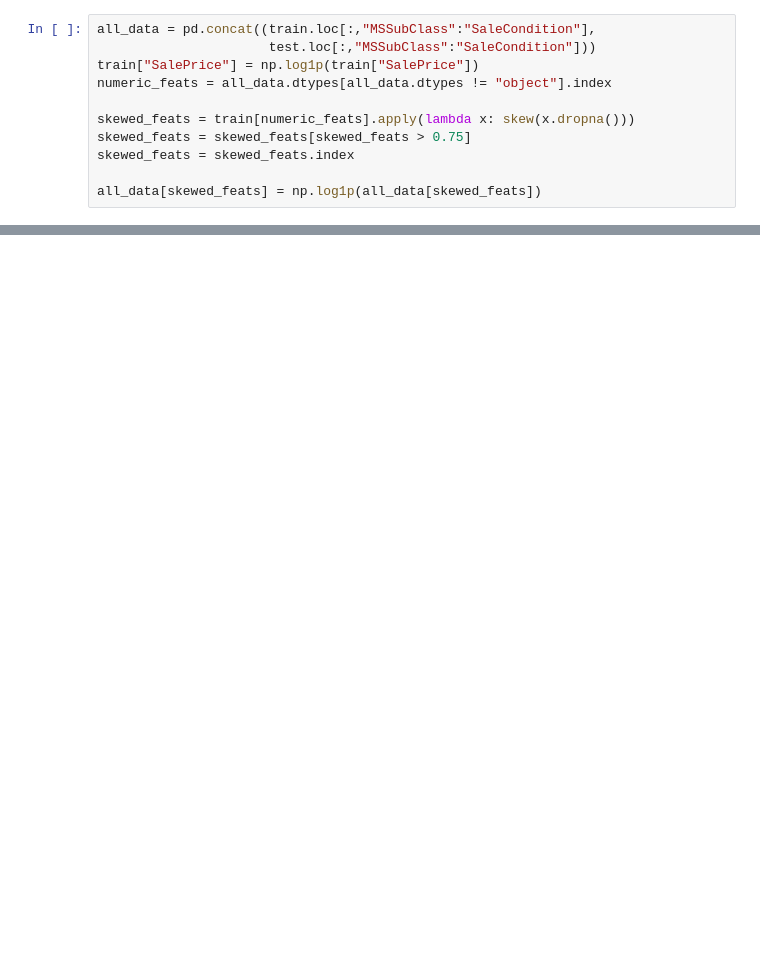
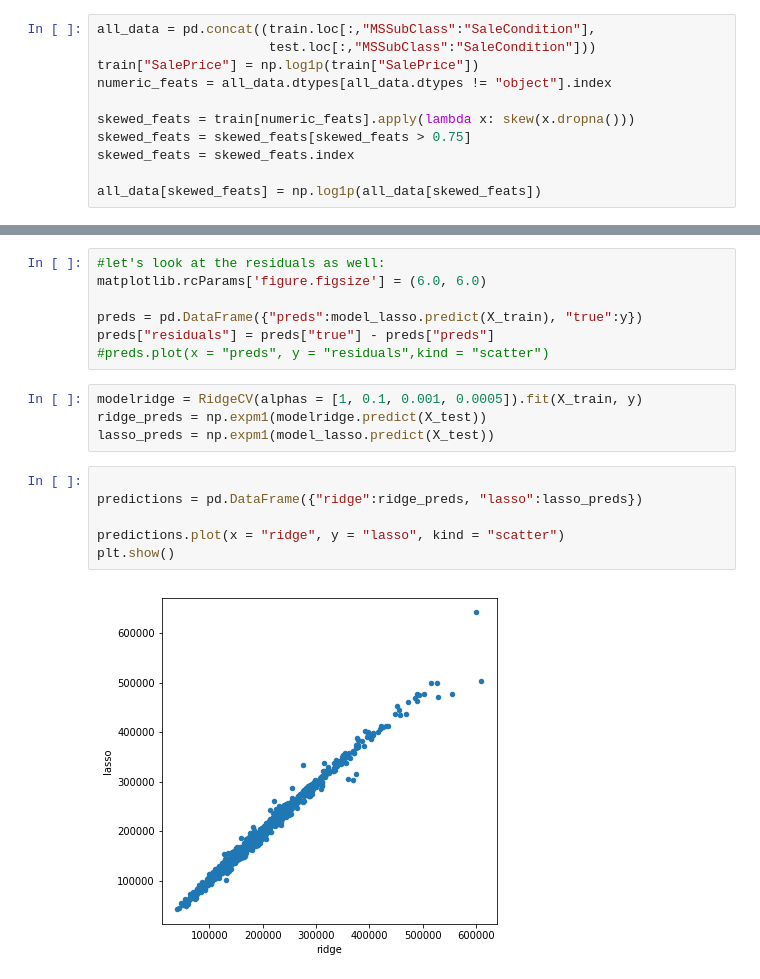
Before and after one commit to xofaye/data-analytics-challenge, a Jupyter notebook: data-exploration.ipynb, the cells around one changed output, grey strips where cells are left out. Saved outputs shown, nothing was run; the diff lists cells and outputs as text; blank space fills up the shorter version.

```diff
--- a/data-exploration.ipynb
+++ b/data-exploration.ipynb
@@ -47,0 +160,19 @@ all_data[skewed_feats] = np.log1p(all_data[skewed_feats])
+# %%
+#let's look at the residuals as well:
+matplotlib.rcParams['figure.figsize'] = (6.0, 6.0)
+
+preds = pd.DataFrame({"preds":model_lasso.predict(X_train), "true":y})
+preds["residuals"] = preds["true"] - preds["preds"]
+#preds.plot(x = "preds", y = "residuals",kind = "scatter")
+# %%
+modelridge = RidgeCV(alphas = [1, 0.1, 0.001, 0.0005]).fit(X_train, y)
+ridge_preds = np.expm1(modelridge.predict(X_test))
+lasso_preds = np.expm1(model_lasso.predict(X_test))
+# %%
+
+predictions = pd.DataFrame({"ridge":ridge_preds, "lasso":lasso_preds})
+
+predictions.plot(x = "ridge", y = "lasso", kind = "scatter")
+plt.show()
+# %% [output]
+[figure, added]
```
Also changed, not shown: parts of 31 cells of this notebook, 8 other files.
